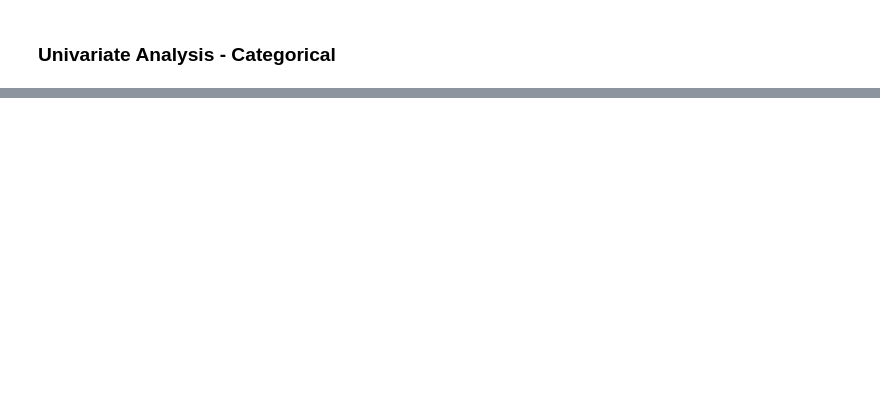
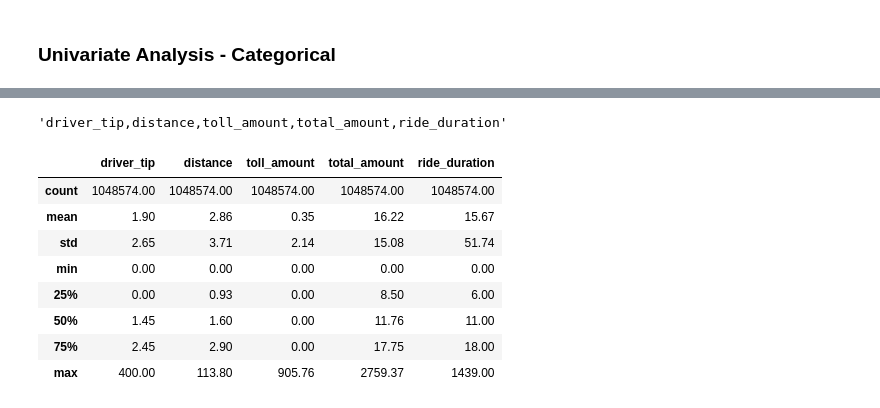
Before and after one commit to IamRaNo/Analytics-Project-Repository, a Jupyter notebook: cab_price/analysation.ipynb, the cells around one changed output, grey strips where cells are left out. Saved outputs shown, nothing was run; the diff lists cells and outputs as text; code cells hidden in the pictures; blank space fills up the shorter version.

```diff
--- a/cab_price/analysation.ipynb
+++ b/cab_price/analysation.ipynb
@@ -46,3 +47,7 @@ pd.read_sql('describe cabs;',engine).iloc[:,:2]
+# %%
+cat_cols = ['vendor_id','passenger_nums','payment_method','rate_code','extra_charges','pickup_time','drop_time']
+num_cols = ['driver_tip','distance','toll_amount','total_amount','ride_duration']
+date_cols = ['pickup_date','drop_date']
 # %% [markdown]
 ### Univariate Analysis - Categorical
 # %%
@@ -127,0 +92,24 @@ plt.show()
+# %%
+",".join(num_cols)
+# %% [output]
+'driver_tip,distance,toll_amount,total_amount,ride_duration'
+# %%
+def num_stats(column):
+    query = f'''
+        select {",".join(num_cols)} from cabs;
+'''
+    return pd.read_sql(query,engine)
+# %%
+numeric_values = num_stats('column')
+# %%
+numeric_values.describe().round(2)
+# %% [output]
+|  | driver_tip | distance | toll_amount | total_amount | ride_duration |
+| count | 1048574.00 | 1048574.00 | 1048574.00 | 1048574.00 | 1048574.00 |
+| mean | 1.90 | 2.86 | 0.35 | 16.22 | 15.67 |
+| std | 2.65 | 3.71 | 2.14 | 15.08 | 51.74 |
+| min | 0.00 | 0.00 | 0.00 | 0.00 | 0.00 |
+| 25% | 0.00 | 0.93 | 0.00 | 8.50 | 6.00 |
+| 50% | 1.45 | 1.60 | 0.00 | 11.76 | 11.00 |
+| 75% | 2.45 | 2.90 | 0.00 | 17.75 | 18.00 |
+| max | 400.00 | 113.80 | 905.76 | 2759.37 | 1439.00 |
```
Also changed, not shown: parts of 14 cells of this notebook.
